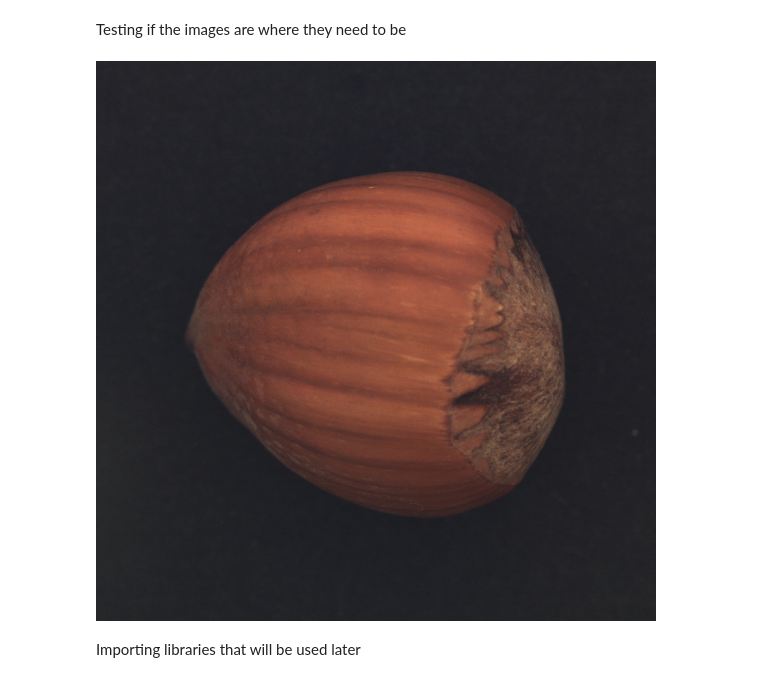
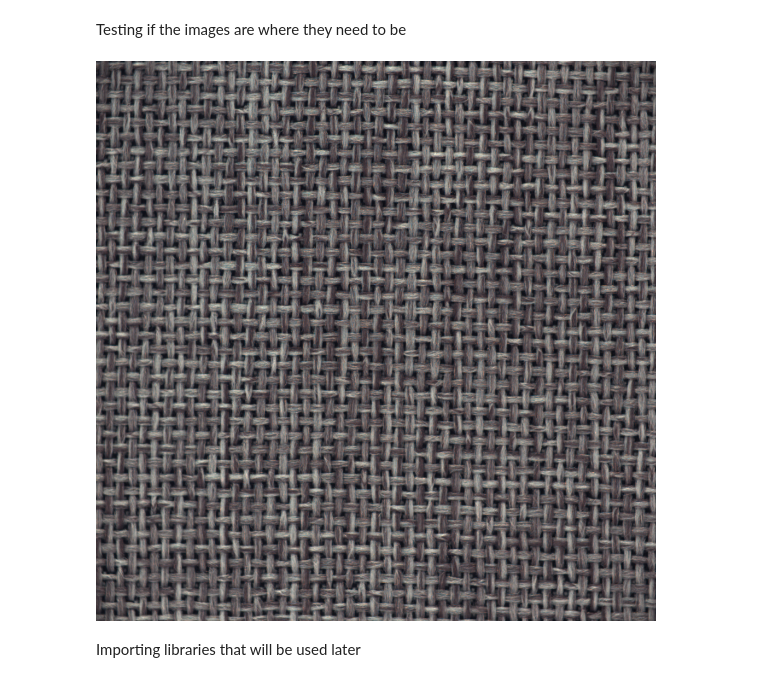
Before and after one commit to simonzalan/vitmav45-nagyhazi, a Jupyter notebook: VItmav45_Nagyhazi_2_milestone.ipynb, the cells around one changed output. Cells and saved outputs as stored; diff of their text form; code cells hidden in the pictures.

```diff
--- a/VItmav45_Nagyhazi_2_milestone.ipynb
+++ b/VItmav45_Nagyhazi_2_milestone.ipynb
@@ -68,9 +54,9 @@ Checking if the images are in their places
 Testing if the images are where they need to be
 # %%
 from IPython.display import Image
-Image("/content/output1/val/good/009.png")
+Image("/content/carpet/train/good/009.png")
 # %% [output]
-[figure, old version]
+[figure, new version]
 # %% [markdown]
 Importing libraries that will be used later
 # %%
```
Also changed, not shown: parts of 21 cells of this notebook.
